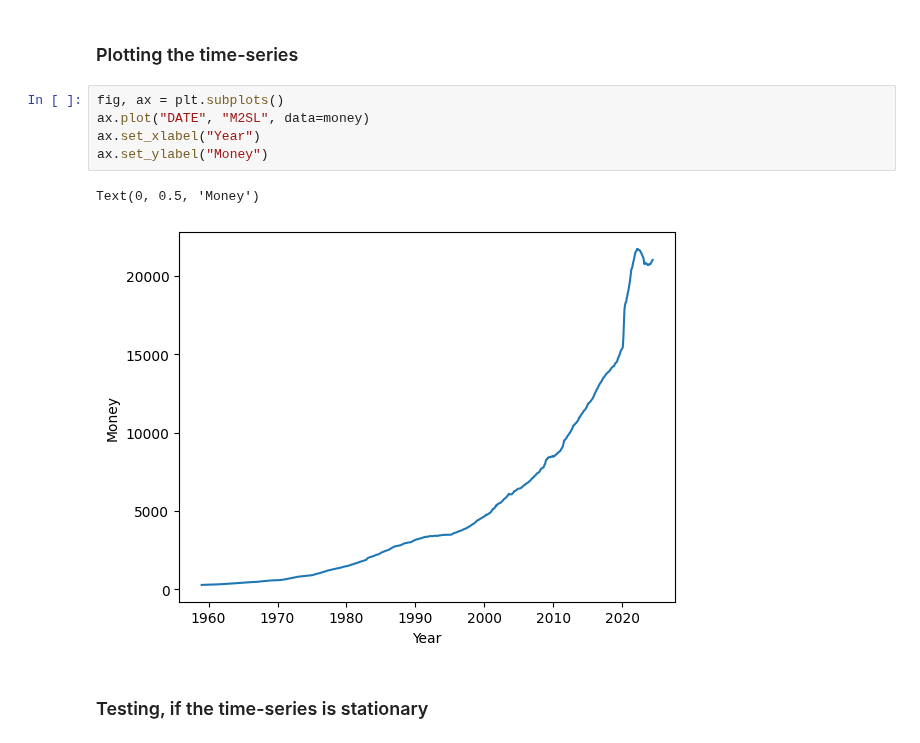
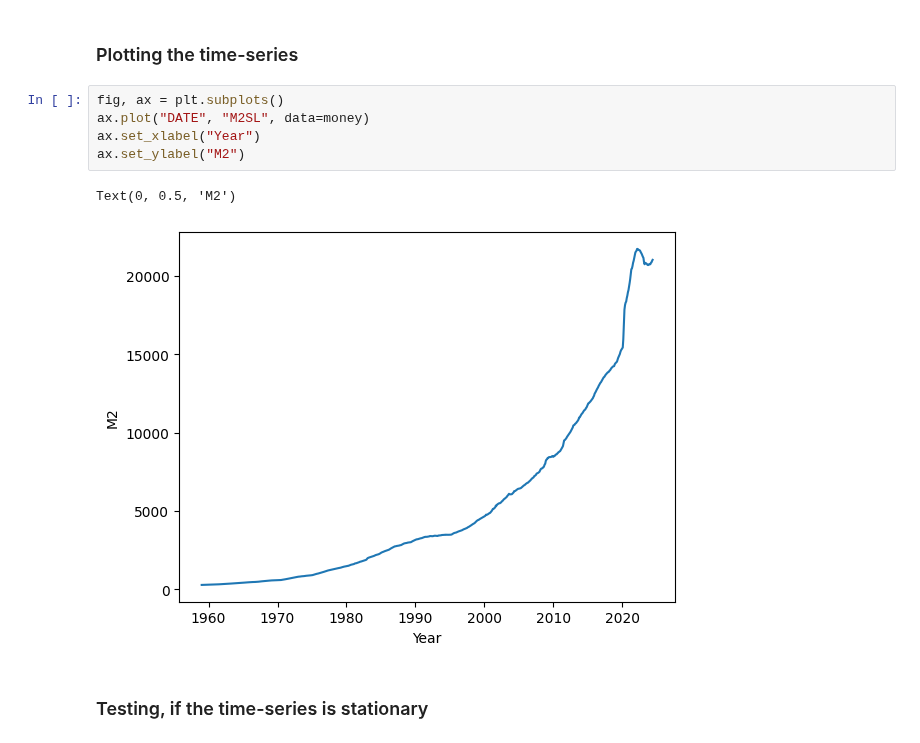
Before and after one commit to niklas0801/VAR_Models, a Jupyter notebook: ARIMA_models.ipynb, the cells around one changed output. Cells and saved outputs as stored; diff of their text form.

```diff
--- a/ARIMA_models.ipynb
+++ b/ARIMA_models.ipynb
@@ -35,11 +35,11 @@ money["DATE"] = pd.to_datetime(money["DATE"]).copy()
 # %%
 fig, ax = plt.subplots()
 ax.plot("DATE", "M2SL", data=money)
 ax.set_xlabel("Year")
-ax.set_ylabel("Money")
+ax.set_ylabel("M2")
 # %% [output]
-Text(0, 0.5, 'Money')
+Text(0, 0.5, 'M2')
-[figure, old version]
+[figure, new version]
 # %% [markdown]
 ### Testing, if the time-series is stationary
 # %%
```
Also changed, not shown: parts of 2 cells of this notebook.
